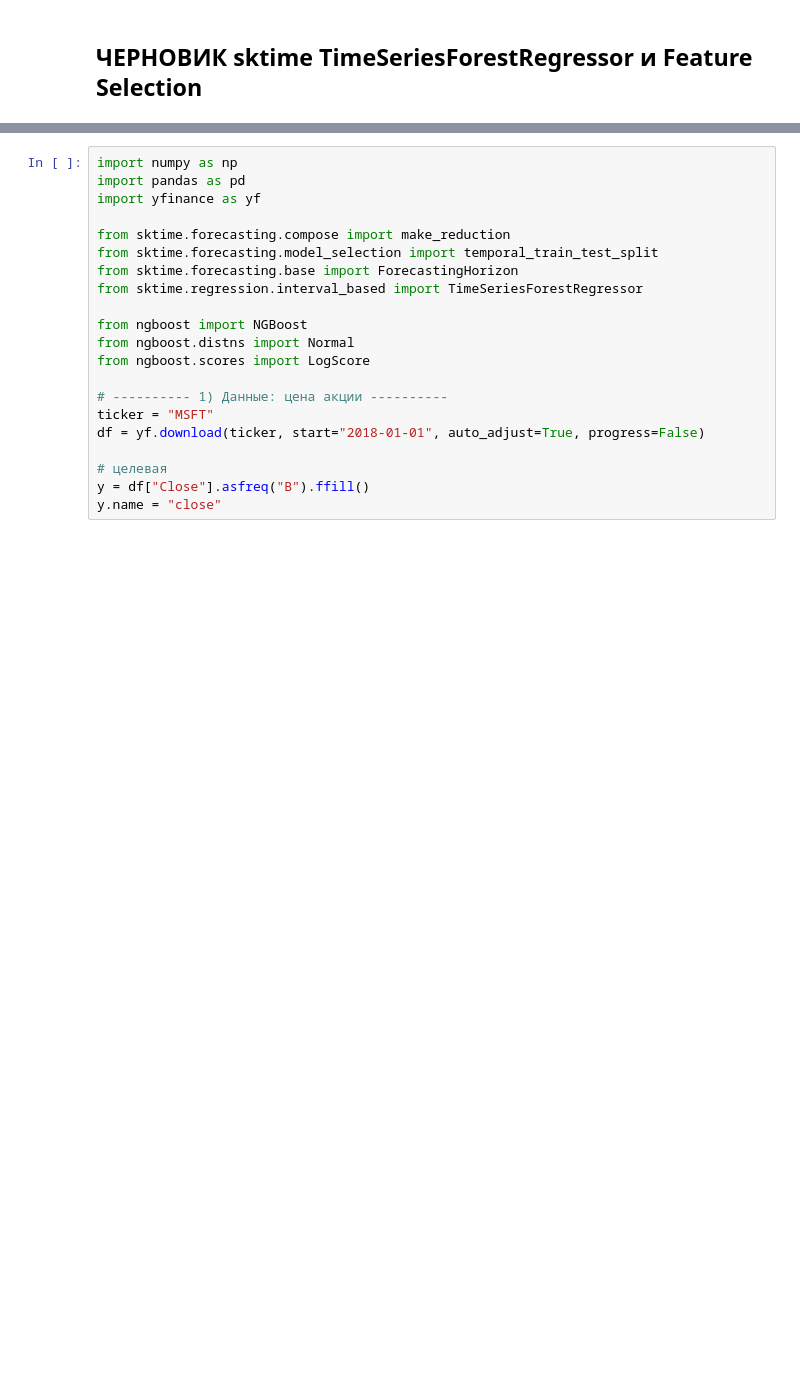
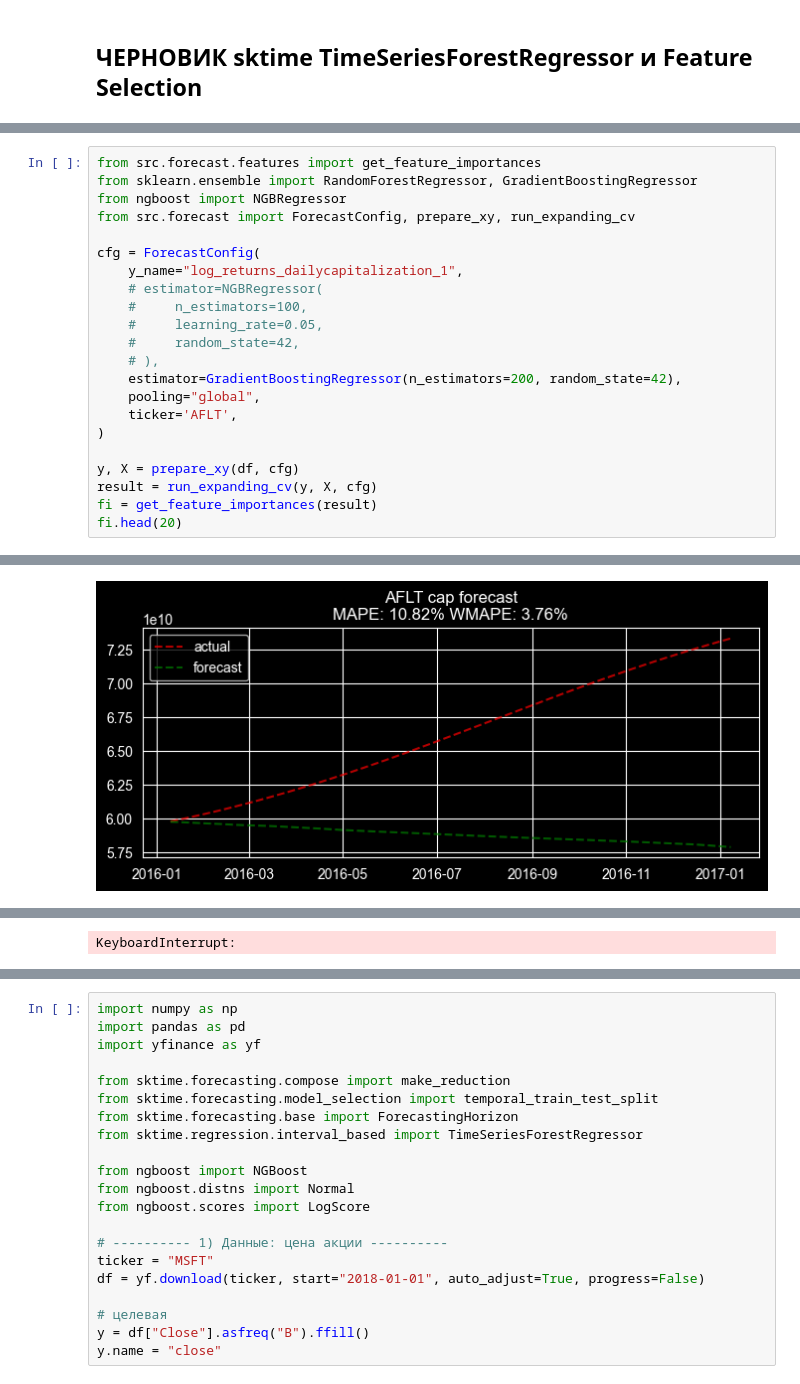
Before and after one commit to alexkobz/vmk_thesis, a Jupyter notebook: notebooks/main.ipynb, the cells around one changed output, grey strips where cells are left out. Saved outputs shown, nothing was run; the diff lists cells and outputs as text; blank space fills up the shorter version.

```diff
--- a/notebooks/main.ipynb
+++ b/notebooks/main.ipynb
@@ -688,0 +371,23 @@ df = df[df.index.get_level_values('secid').isin(rows_per_secid[rows_per_secid[0]
+# %%
+from src.forecast.features import get_feature_importances
+from sklearn.ensemble import RandomForestRegressor, GradientBoostingRegressor
+from ngboost import NGBRegressor
+from src.forecast import ForecastConfig, prepare_xy, run_expanding_cv
+
+cfg = ForecastConfig(
+    y_name="log_returns_dailycapitalization_1",
+    # estimator=NGBRegressor(
+    #     n_estimators=100,
+    #     learning_rate=0.05,
+    #     random_state=42,
+    # ),
+    estimator=GradientBoostingRegressor(n_estimators=200, random_state=42),
+    pooling="global",
+    ticker='AFLT',
+)
+
+y, X = prepare_xy(df, cfg)
+result = run_expanding_cv(y, X, cfg)
+fi = get_feature_importances(result)
+fi.head(20)
+# %% [output]
@@ -688,0 +399 @@ df = df[df.index.get_level_values('secid').isin(rows_per_secid[rows_per_secid[0]
+[figure, added]
@@ -688,0 +402 @@ df = df[df.index.get_level_values('secid').isin(rows_per_secid[rows_per_secid[0]
+KeyboardInterrupt:
```
Also changed, not shown: parts of 35 cells of this notebook, 1 other file.
